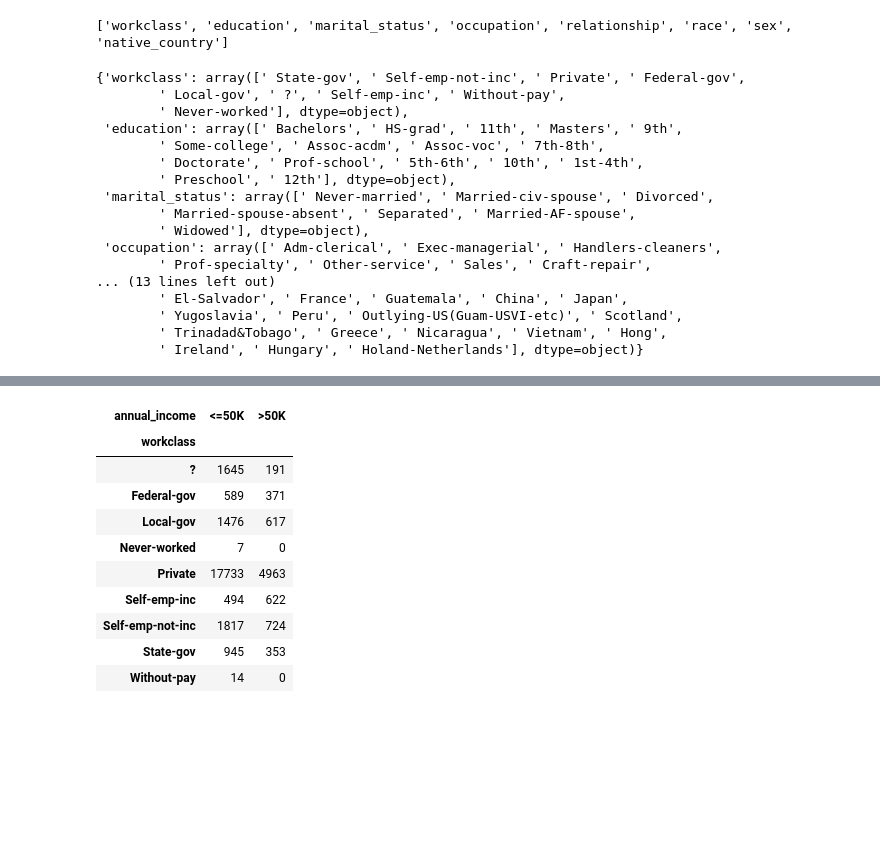
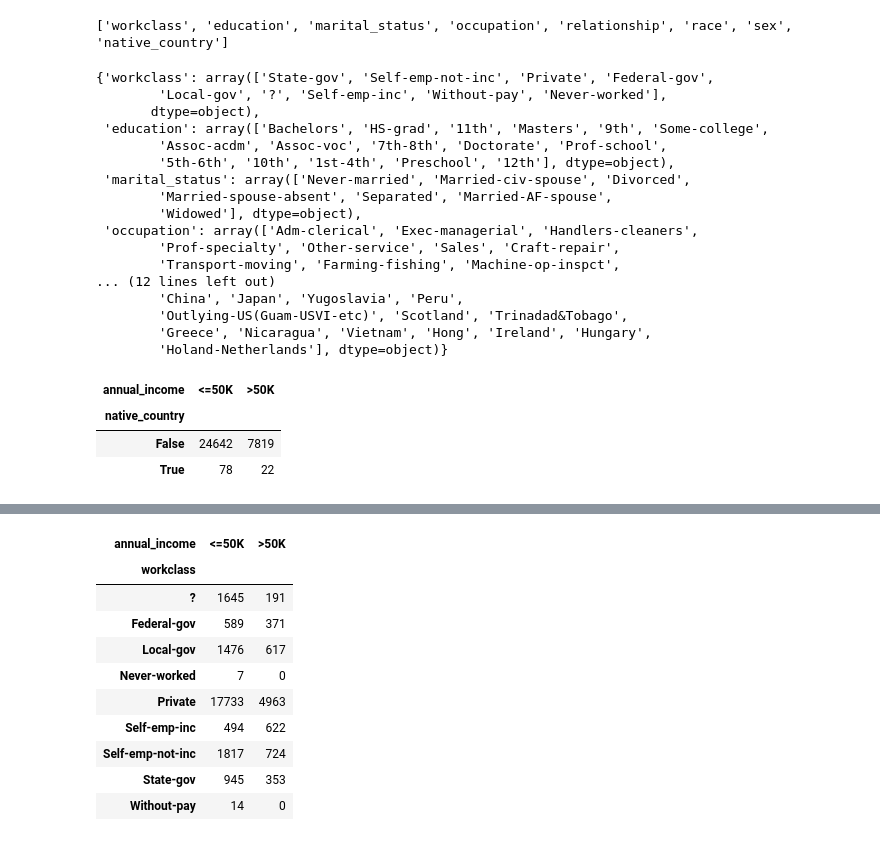
Before and after one commit to wnayden/MSDS7331, a Jupyter notebook: Lab_1_95_census_data.ipynb, the cells around one changed output, grey strips where cells are left out. Drawn from its saved outputs; the diff is of its cells as text; code cells hidden in the pictures; blank space fills up the shorter version.

```diff
--- a/Lab_1_95_census_data.ipynb
+++ b/Lab_1_95_census_data.ipynb
@@ -103,6 +103,10 @@ del(catagorical_vars[-1])
 print(catagorical_vars)
 # %% [output]
 ['workclass', 'education', 'marital_status', 'occupation', 'relationship', 'race', 'sex', 'native_country']
+# %%
+#We see there is a lot of white space with some of the columns
+for col in catagorical_vars:
+    raw_census_95_data[col] = raw_census_95_data[col].str.strip()
 # %%
 #https://docs.python.org/3.4/library/stdtypes.html#typesmapping
 #https://thispointer.com/python-how-to-add-append-key-value-pairs-in-dictionary-using-dict-update/
@@ -110,24 +114,31 @@ print(catagorical_vars)
 miss_cat_vars = {}
 for var in catagorical_vars:
     k,v = var,raw_census_95_data[var].unique()
-    #print(k,v)
     miss_cat_vars.update({k : v})
 miss_cat_vars
 # %% [output]
-{'workclass': array([' State-gov', ' Self-emp-not-inc', ' Private', ' Federal-gov',
-        ' Local-gov', ' ?', ' Self-emp-inc', ' Without-pay',
-        ' Never-worked'], dtype=object),
- 'education': array([' Bachelors', ' HS-grad', ' 11th', ' Masters', ' 9th',
-        ' Some-college', ' Assoc-acdm', ' Assoc-voc', ' 7th-8th',
-        ' Doctorate', ' Prof-school', ' 5th-6th', ' 10th', ' 1st-4th',
-        ' Preschool', ' 12th'], dtype=object),
- 'marital_status': array([' Never-married', ' Married-civ-spouse', ' Divorced',
-        ' Married-spouse-absent', ' Separated', ' Married-AF-spouse',
-        ' Widowed'], dtype=object),
- 'occupation': array([' Adm-clerical', ' Exec-managerial', ' Handlers-cleaners',
-        ' Prof-specialty', ' Other-service', ' Sales', ' Craft-repair',
-... (13 lines left out)
-        ' El-Salvador', ' France', ' Guatemala', ' China', ' Japan',
-        ' Yugoslavia', ' Peru', ' Outlying-US(Guam-USVI-etc)', ' Scotland',
-        ' Trinadad&Tobago', ' Greece', ' Nicaragua', ' Vietnam', ' Hong',
-        ' Ireland', ' Hungary', ' Holand-Netherlands'], dtype=object)}
+{'workclass': array(['State-gov', 'Self-emp-not-inc', 'Private', 'Federal-gov',
+        'Local-gov', '?', 'Self-emp-inc', 'Without-pay', 'Never-worked'],
+       dtype=object),
+ 'education': array(['Bachelors', 'HS-grad', '11th', 'Masters', '9th', 'Some-college',
+        'Assoc-acdm', 'Assoc-voc', '7th-8th', 'Doctorate', 'Prof-school',
+        '5th-6th', '10th', '1st-4th', 'Preschool', '12th'], dtype=object),
+ 'marital_status': array(['Never-married', 'Married-civ-spouse', 'Divorced',
+        'Married-spouse-absent', 'Separated', 'Married-AF-spouse',
+        'Widowed'], dtype=object),
+ 'occupation': array(['Adm-clerical', 'Exec-managerial', 'Handlers-cleaners',
+        'Prof-specialty', 'Other-service', 'Sales', 'Craft-repair',
+        'Transport-moving', 'Farming-fishing', 'Machine-op-inspct',
+... (12 lines left out)
+        'China', 'Japan', 'Yugoslavia', 'Peru',
+        'Outlying-US(Guam-USVI-etc)', 'Scotland', 'Trinadad&Tobago',
+        'Greece', 'Nicaragua', 'Vietnam', 'Hong', 'Ireland', 'Hungary',
+        'Holand-Netherlands'], dtype=object)}
+# %%
+#We see there are not many observations with native country of "Hong" and "South" we should consider removing these observations as we cannot group to a continent
+pd.crosstab(raw_census_95_data.native_country.isin(['Hong', 'South']), raw_census_95_data.annual_income)
+# %% [output]
+| annual_income | <=50K | >50K |
+| native_country |  |  |
+| False | 24642 | 7819 |
+| True | 78 | 22 |
```
Also changed, not shown: parts of 14 cells of this notebook.
